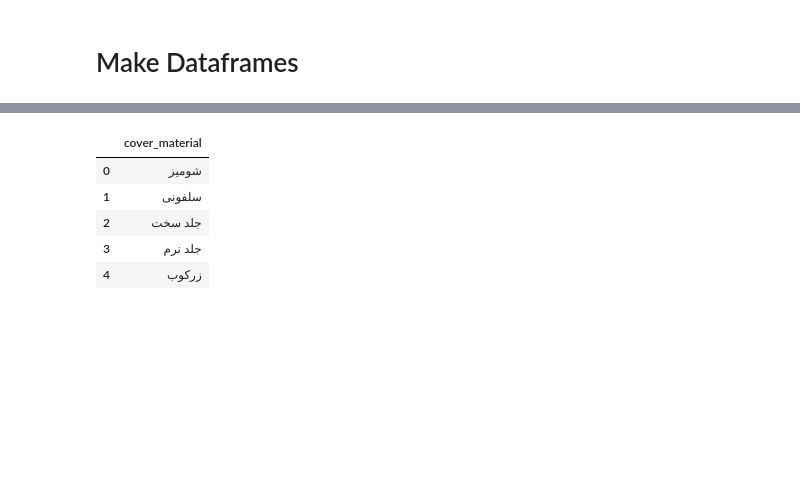
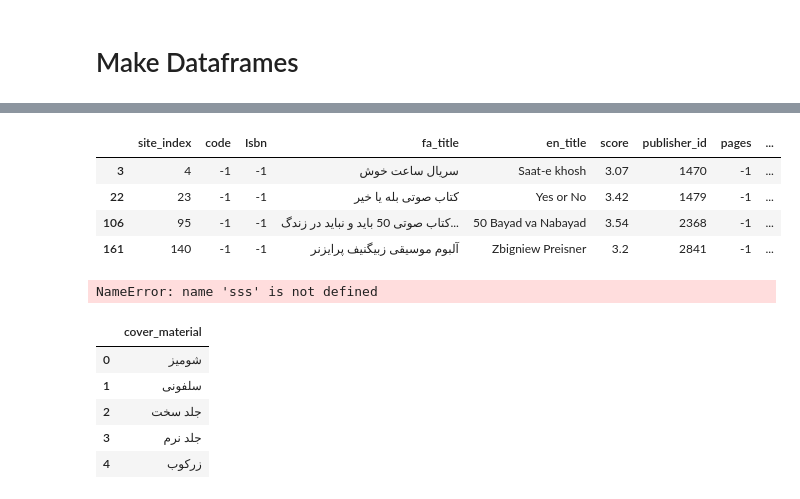
Before and after one commit to sanoooavi/Booktopia, a Jupyter notebook: scrap.ipynb, the cells around one changed output, grey strips where cells are left out. Drawn from its saved outputs; the diff is of its cells as text; code cells hidden in the pictures; blank space fills up the shorter version.

```diff
--- a/scrap.ipynb
+++ b/scrap.ipynb
@@ -421,3 +422,15 @@ tableOfData
+# %%
+tableOfData[tableOfData.code==-1]
+# %% [output]
+|  | site_index | code | Isbn | fa_title | en_title | score | publisher_id | pages | ... |
+| 3 | 4 | -1 | -1 | سریال ساعت خوش | Saat-e khosh | 3.07 | 1470 | -1 | ... |
+| 22 | 23 | -1 | -1 | کتاب صوتی بله یا خیر | Yes or No | 3.42 | 1479 | -1 | ... |
+| 106 | 95 | -1 | -1 | کتاب صوتی 50 باید و نباید در زندگ... | 50 Bayad va Nabayad | 3.54 | 2368 | -1 | ... |
+| 161 | 140 | -1 | -1 | آلبوم موسیقی زبیگنیف پرایزنر | Zbigniew Preisner | 3.2 | 2841 | -1 | ... |
+# %%
+sss
+# %% [output]
+NameError: name 'sss' is not defined
 # %%
 table_of_cover_type=pd.DataFrame(tableOfData['cover_material'].drop_duplicates())
 table_of_cover_type=table_of_cover_type[table_of_cover_type['cover_material']!=-1].reset_index(drop=True)
```
Also changed, not shown: parts of 20 cells of this notebook, 11 other files.
